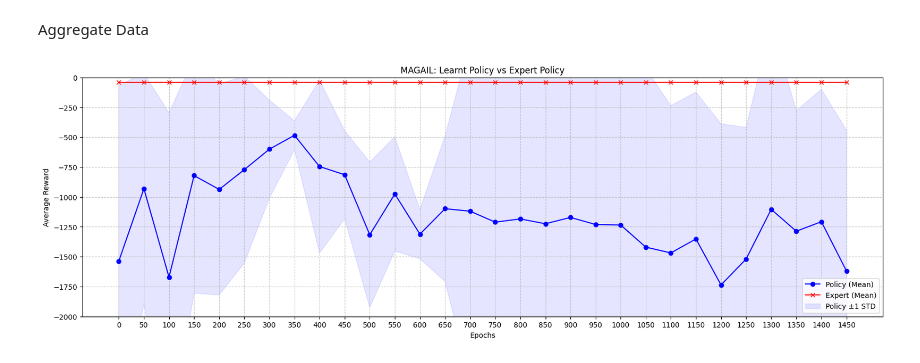
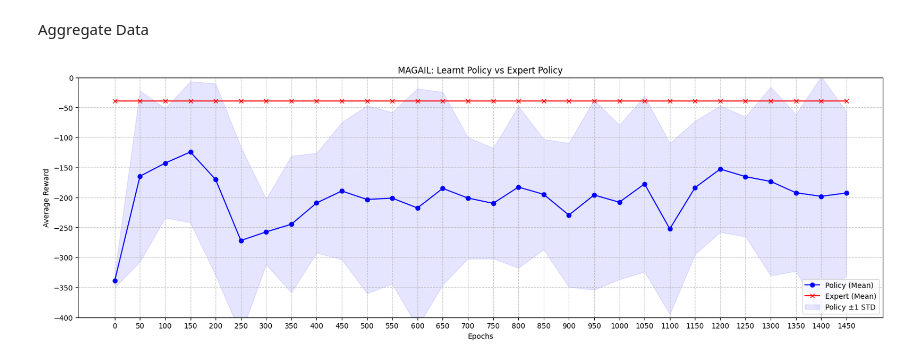
Before and after one commit to valeriacerciello/uzh-masters-project, a Jupyter notebook: MAGAIL MPE Simple Speaker Listener.ipynb, the cells around one changed output. Drawn from its saved outputs; the diff is of its cells as text; code cells hidden in the pictures.

```diff
--- a/MAGAIL MPE Simple Speaker Listener.ipynb
+++ b/MAGAIL MPE Simple Speaker Listener.ipynb
@@ -211,7 +211,7 @@ Retrieved h_dim: 128
 # %%
 import pickle
 
-with open("Expert_data/expert_data_rllib_simple_listener_speaker_200.pickle", "rb") as f:
+with open("Expert_data/simple_listener_speaker_25_timesteps_200_episodes.pickle", "rb") as f:
     decentralized_expert_data = pickle.load(f)
 # %%
 # Generate data
@@ -988,35 +988,35 @@ epochs = range(0, len(avg_df["episode_rewards"]) * 50, 50)  # X-axis: epochs (0,
 plt.figure(figsize=(20, 6))
 plt.plot(epochs, avg_df["episode_rewards"], label='Policy (Mean)', marker='o', color='blue')
 plt.plot(epochs, avg_df["expert_rewards"], label='Expert (Mean)', marker='x', color='red')
 
 # Plot shaded areas for standard deviation
 plt.fill_between(epochs,
                  avg_df["episode_rewards"] - std_df["episode_rewards"],
                  avg_df["episode_rewards"] + std_df["episode_rewards"],
                  alpha=0.1, color='blue', label='Policy ±1 STD')
 
 # Customize the plot
 plt.xlabel('Epochs')
 plt.ylabel('Average Reward')
 plt.title('MAGAIL: Learnt Policy vs Expert Policy')
 plt.grid(True, linestyle='--', alpha=0.7)
 plt.legend()
 plt.xticks(epochs)  # Show epoch numbers on x-axis
 
 # Fix the y-axis
-plt.ylim(-2000, 0)
+plt.ylim(-400, 0)
 
 # Save plot
 os.makedirs("plots", exist_ok=True)
 timestamp = datetime.now().strftime("%Y-%m-%d_%H-%M")
 save_path = f"plots/magail_{timestamp}.png"
 plt.savefig(save_path, dpi=300, bbox_inches='tight')
 
 
 # Display the plot
 plt.show()
 # %% [output]
-[figure, old version]
+[figure, new version]
 # %%
 # Create the plot
 def plot_dianostics(array_mean, array_std, title):
```
Also changed, not shown: parts of 11 cells of this notebook, 4 other files.
